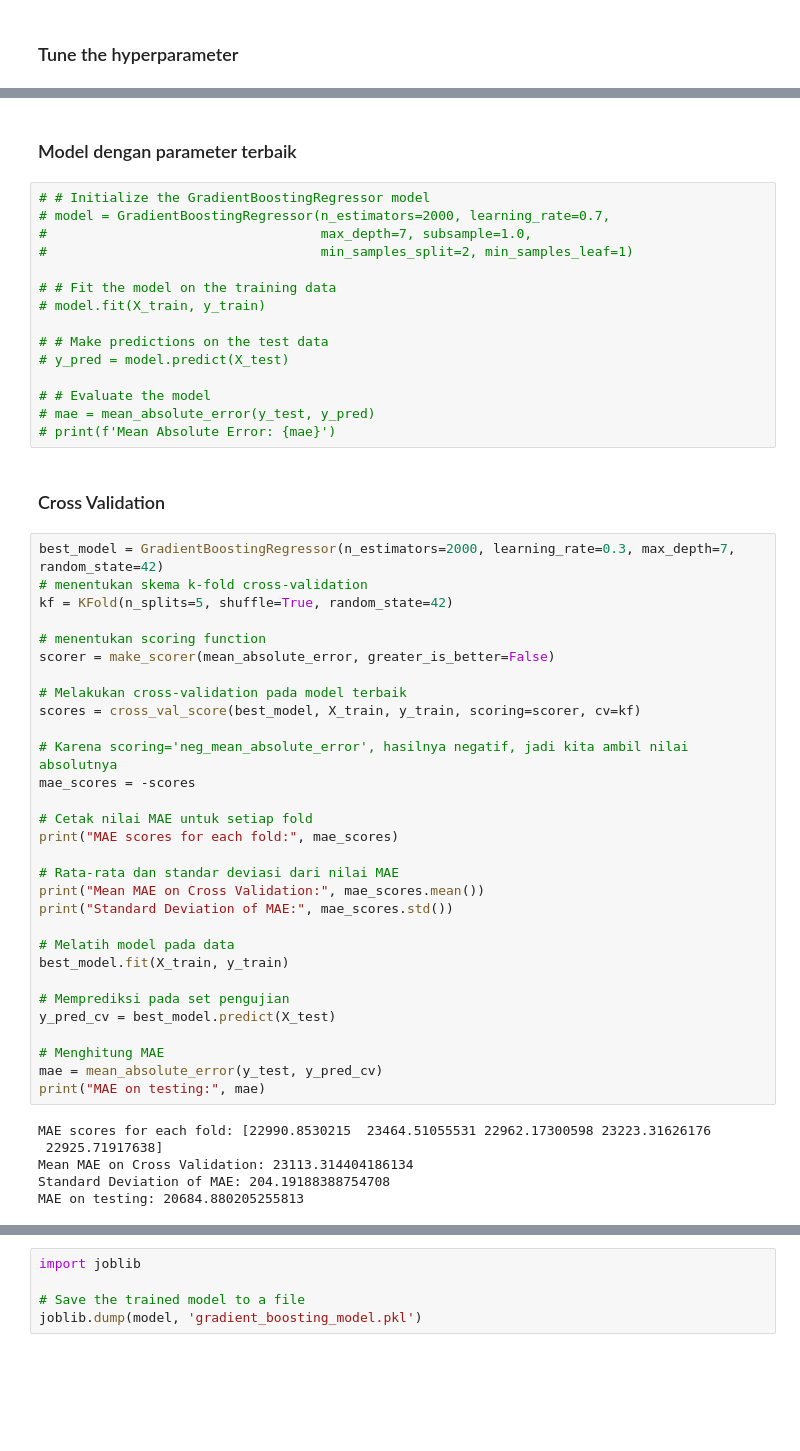
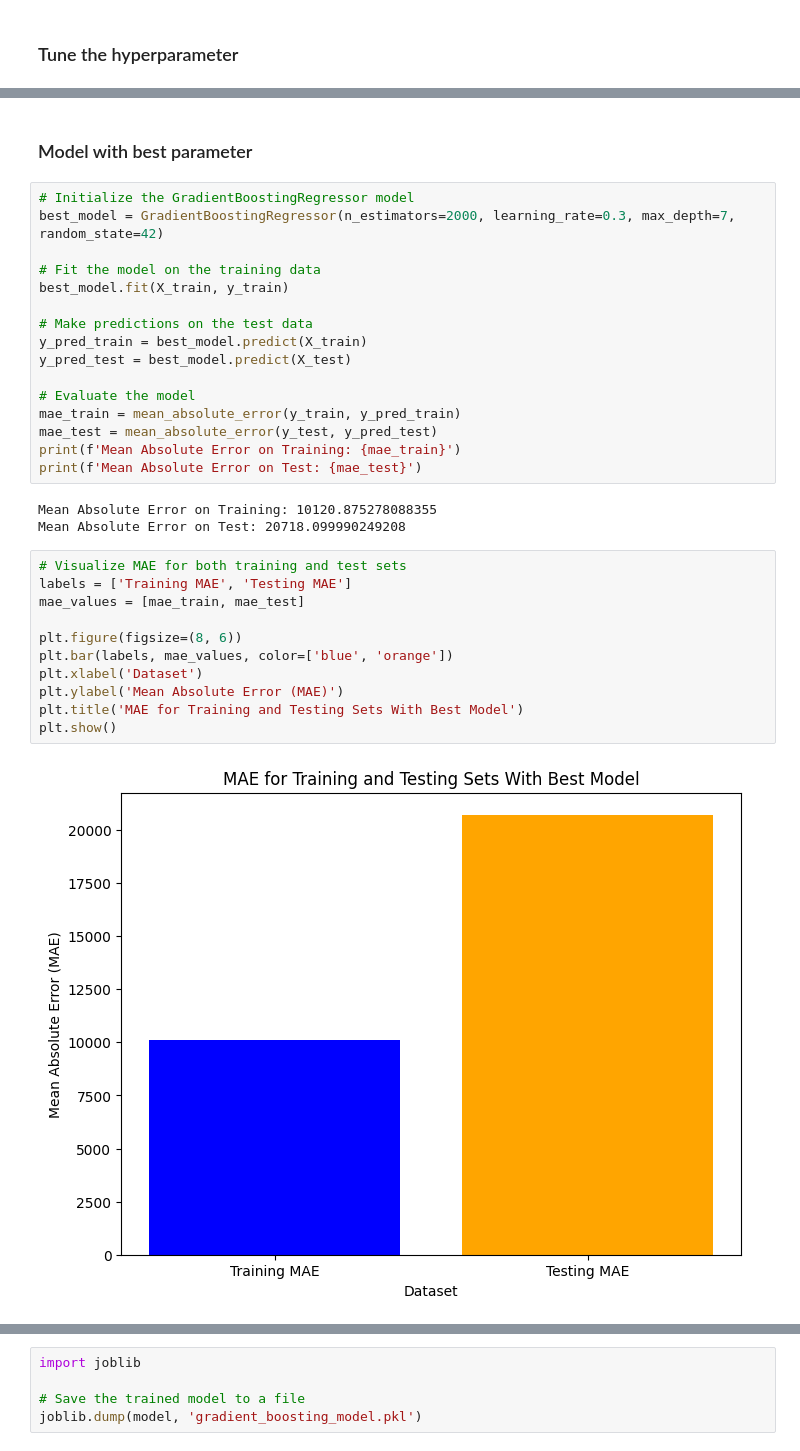
Before and after one commit to naufalsutrisna/Room-Pricing-Bukit-Vista, a Jupyter notebook: machine learning/gbr_model.ipynb, the cells around one changed output, grey strips where cells are left out. Drawn from its saved outputs; the diff is of its cells as text; blank space fills up the shorter version.

```diff
--- a/machine learning/gbr_model.ipynb
+++ b/machine learning/gbr_model.ipynb
@@ -164,56 +187,35 @@ Best Parameters: {'learning_rate': 0.3, 'max_depth': 7, 'n_estimators': 2000}
 # %% [markdown]
-### Model dengan parameter terbaik
+### Model with best parameter
 # %%
-# # Initialize the GradientBoostingRegressor model
-# model = GradientBoostingRegressor(n_estimators=2000, learning_rate=0.7,
-#                                   max_depth=7, subsample=1.0,
-#                                   min_samples_split=2, min_samples_leaf=1)
+# Initialize the GradientBoostingRegressor model
+best_model = GradientBoostingRegressor(n_estimators=2000, learning_rate=0.3, max_depth=7, random_state=42)
 
-# # Fit the model on the training data
-# model.fit(X_train, y_train)
+# Fit the model on the training data
+best_model.fit(X_train, y_train)
 
-# # Make predictions on the test data
-# y_pred = model.predict(X_test)
+# Make predictions on the test data
+y_pred_train = best_model.predict(X_train)
+y_pred_test = best_model.predict(X_test)
 
-# # Evaluate the model
-# mae = mean_absolute_error(y_test, y_pred)
-# print(f'Mean Absolute Error: {mae}')
+# Evaluate the model
+mae_train = mean_absolute_error(y_train, y_pred_train)
+mae_test = mean_absolute_error(y_test, y_pred_test)
+print(f'Mean Absolute Error on Training: {mae_train}')
+print(f'Mean Absolute Error on Test: {mae_test}')
+# %% [output]
+Mean Absolute Error on Training: 10120.875278088355
+Mean Absolute Error on Test: 20718.099990249208
-# %% [markdown]
-### Cross Validation
-# %%
-best_model = GradientBoostingRegressor(n_estimators=2000, learning_rate=0.3, max_depth=7, random_state=42)
-# menentukan skema k-fold cross-validation
-kf = KFold(n_splits=5, shuffle=True, random_state=42)
-
-# menentukan scoring function
-scorer = make_scorer(mean_absolute_error, greater_is_better=False)
-
-# Melakukan cross-validation pada model terbaik
-scores = cross_val_score(best_model, X_train, y_train, scoring=scorer, cv=kf)
-
-# Karena scoring='neg_mean_absolute_error', hasilnya negatif, jadi kita ambil nilai absolutnya
-mae_scores = -scores
-
-# Cetak nilai MAE untuk setiap fold
-print("MAE scores for each fold:", mae_scores)
-
-# Rata-rata dan standar deviasi dari nilai MAE
-print("Mean MAE on Cross Validation:", mae_scores.mean())
-print("Standard Deviation of MAE:", mae_scores.std())
-
-# Melatih model pada data
-best_model.fit(X_train, y_train)
-
-# Memprediksi pada set pengujian
-y_pred_cv = best_model.predict(X_test)
-
-# Menghitung MAE
-mae = mean_absolute_error(y_test, y_pred_cv)
-print("MAE on testing:", mae)
-# %% [output]
-MAE scores for each fold: [22990.8530215  23464.51055531 22962.17300598 23223.31626176
- 22925.71917638]
-Mean MAE on Cross Validation: 23113.314404186134
-Standard Deviation of MAE: 204.19188388754708
-MAE on testing: 20684.880205255813
+# %%
+# Visualize MAE for both training and test sets
+labels = ['Training MAE', 'Testing MAE']
+mae_values = [mae_train, mae_test]
+
+plt.figure(figsize=(8, 6))
+plt.bar(labels, mae_values, color=['blue', 'orange'])
+plt.xlabel('Dataset')
+plt.ylabel('Mean Absolute Error (MAE)')
+plt.title('MAE for Training and Testing Sets With Best Model')
+plt.show()
+# %% [output]
+[figure, added]
 # %% [markdown]
```
Also changed, not shown: parts of 22 cells of this notebook.
